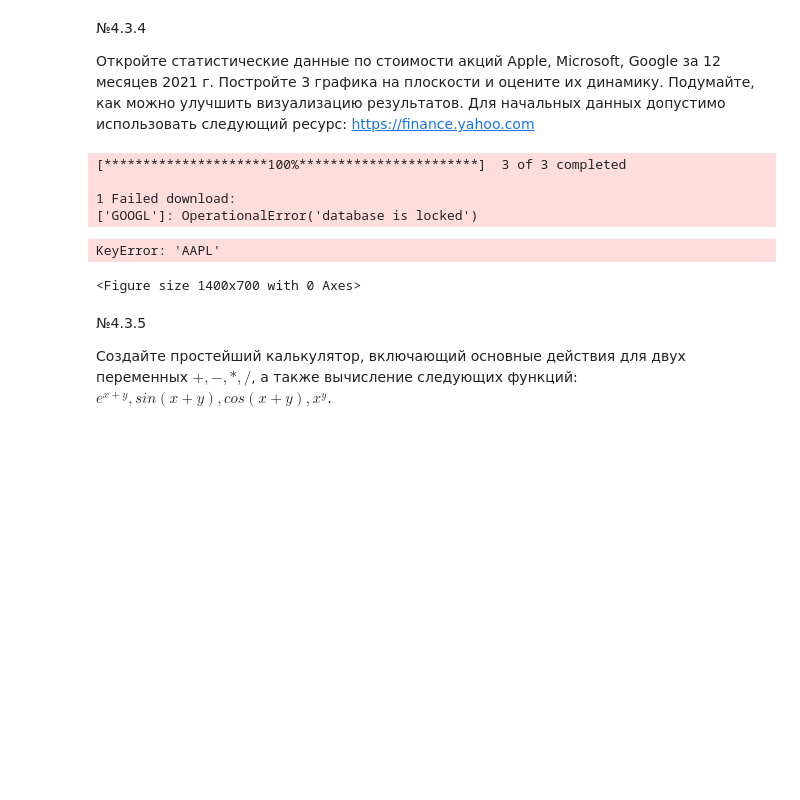
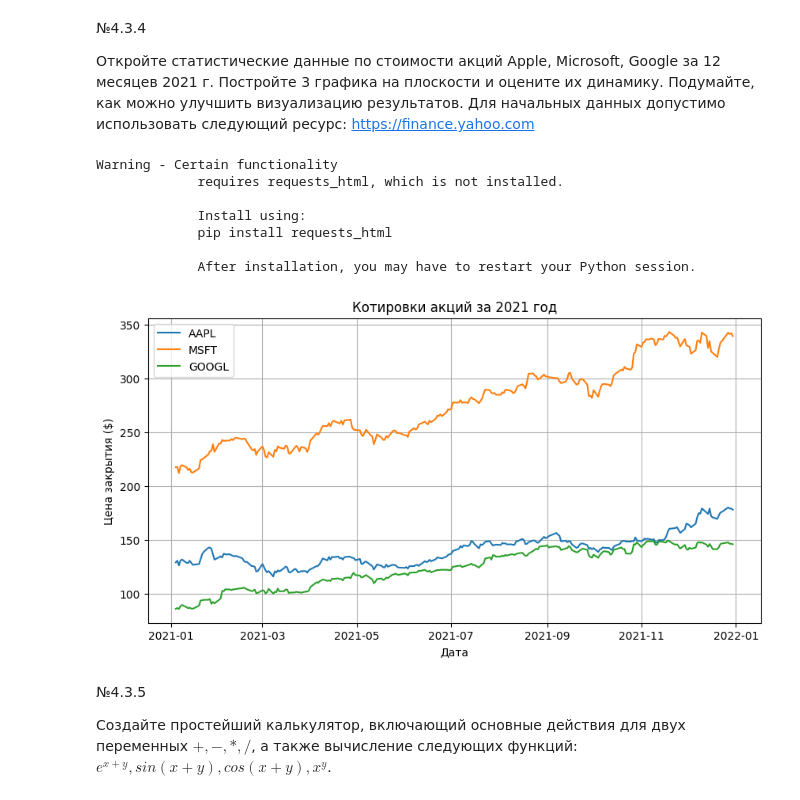
Before and after one commit to VolanD111/Main_Repository, a Jupyter notebook: Python/AI-sem2/WorkBook_1.ipynb, the cells around one changed output. Saved outputs shown, nothing was run; the diff lists cells and outputs as text; code cells hidden in the pictures; blank space fills up the shorter version.

```diff
--- a/Python/AI-sem2/WorkBook_1.ipynb
+++ b/Python/AI-sem2/WorkBook_1.ipynb
@@ -201,34 +201,38 @@ print(trapezoid(answer, range(1, 10)))
 # %%
 import yfinance as yf
 import matplotlib.pyplot as plt
+from yahoo_fin import stock_info as si
 
-# Определение тикеров и периода
-tickers = ['AAPL', 'MSFT', 'GOOGL']
-start_date = '2021-01-01'
-end_date = '2021-12-31'
+# Определяем тикеры компаний
+tickers = ["AAPL", "MSFT", "GOOGL"]
 
-# Загрузка данных
-data = yf.download(tickers, start=start_date, end=end_date)['Adj Close']
+# Определяем временные границы
+start_date = "2021-01-01"
+end_date = "2021-12-31"
 
-# Построение графиков
-plt.figure(figsize=(14, 7))
+stock_data = {ticker: si.get_data(ticker, start_date=start_date, end_date=end_date) for ticker in tickers}
+
+
+plt.figure(figsize=(10, 5))
+
 for ticker in tickers:
-    plt.plot(data.index, data[ticker], label=ticker)
+    plt.plot(stock_data[ticker].index, stock_data[ticker]["close"], label=ticker)
 
-# Настройка графика
-plt.title('Динамика стоимости акций в 2021 году')
-plt.xlabel('Дата')
-plt.ylabel('Цена акции (USD)')
+plt.xlabel("Дата")
+plt.ylabel("Цена закрытия ($)")
+plt.title("Котировки акций за 2021 год")
 plt.legend()
-plt.grid(True)
+plt.grid()
 plt.show()
 # %% [output]
-[*********************100%***********************]  3 of 3 completed
+Warning - Certain functionality
+             requires requests_html, which is not installed.
 
-1 Failed download:
-['GOOGL']: OperationalError('database is locked')
+             Install using:
+             pip install requests_html
+
+             After installation, you may have to restart your Python session.
-KeyError: 'AAPL'
-<Figure size 1400x700 with 0 Axes>
+[figure, added]
 # %% [markdown]
 №4.3.5
 
```
Also changed, not shown: 2 other files.
